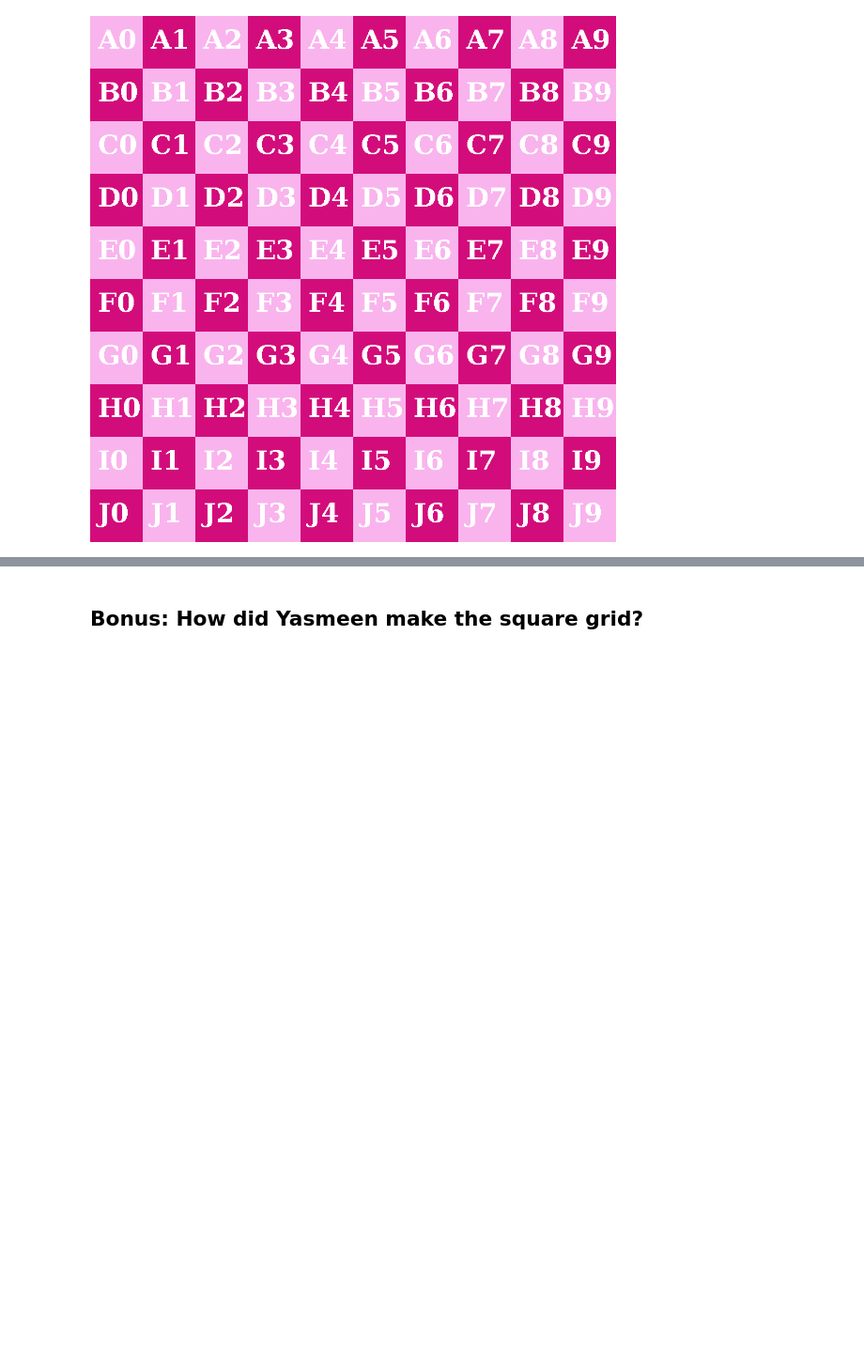
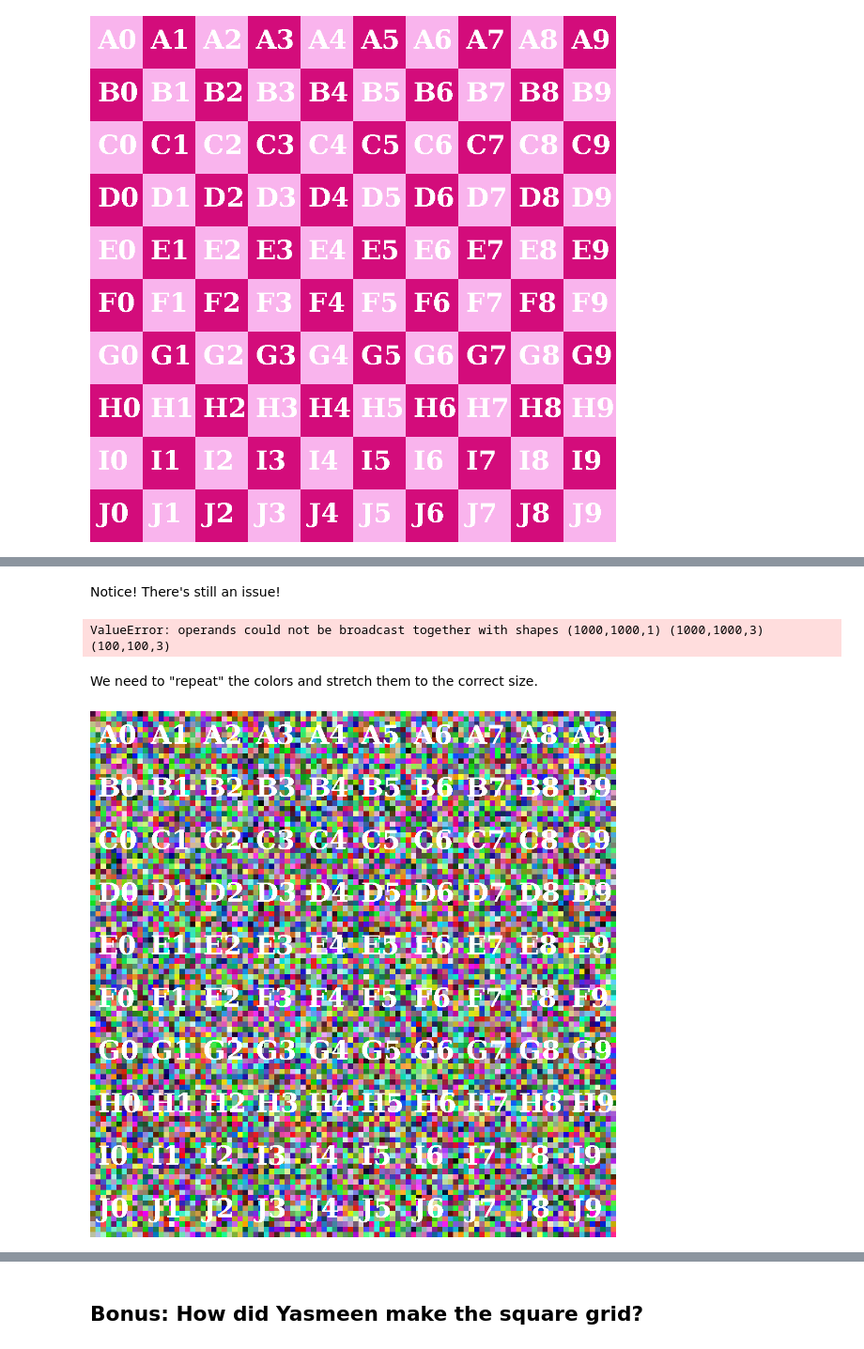
Before and after one commit to ybaki97/Math9-Y24, a Jupyter notebook: _sources/lectures/lec14.ipynb, the cells around one changed output, grey strips where cells are left out. Shown at 94% size. Drawn from its saved outputs; the diff is of its cells as text; code cells hidden in the pictures; blank space fills up the shorter version.

```diff
--- a/_sources/lectures/lec14.ipynb
+++ b/_sources/lectures/lec14.ipynb
@@ -40,0 +416,20 @@ A = np.array([9,2,4,5,1,1,1,0,2,10,5,8])
+# %%
+rng = np.random.default_rng()
+# %%
+colors = rng.integers(256,size=(100,100,3),dtype=np.uint8)
+# %% [markdown]
+Notice! There's still an issue!
+# %%
+np.where(mask,arr,colors)
+# %% [output]
+ValueError: operands could not be broadcast together with shapes (1000,1000,1) (1000,1000,3) (100,100,3)
+# %% [markdown]
+We need to "repeat" the colors and stretch them to the correct size.
+# %%
+Y = colors.repeat(10,axis=0).repeat(10,axis=1)
+# %%
+arr2 = np.where(mask, arr, Y)
+# %%
+Image.fromarray(arr2)
+# %% [output]
+[figure, added]
```
Also changed, not shown: parts of 92 cells of this notebook, 10 other files.
